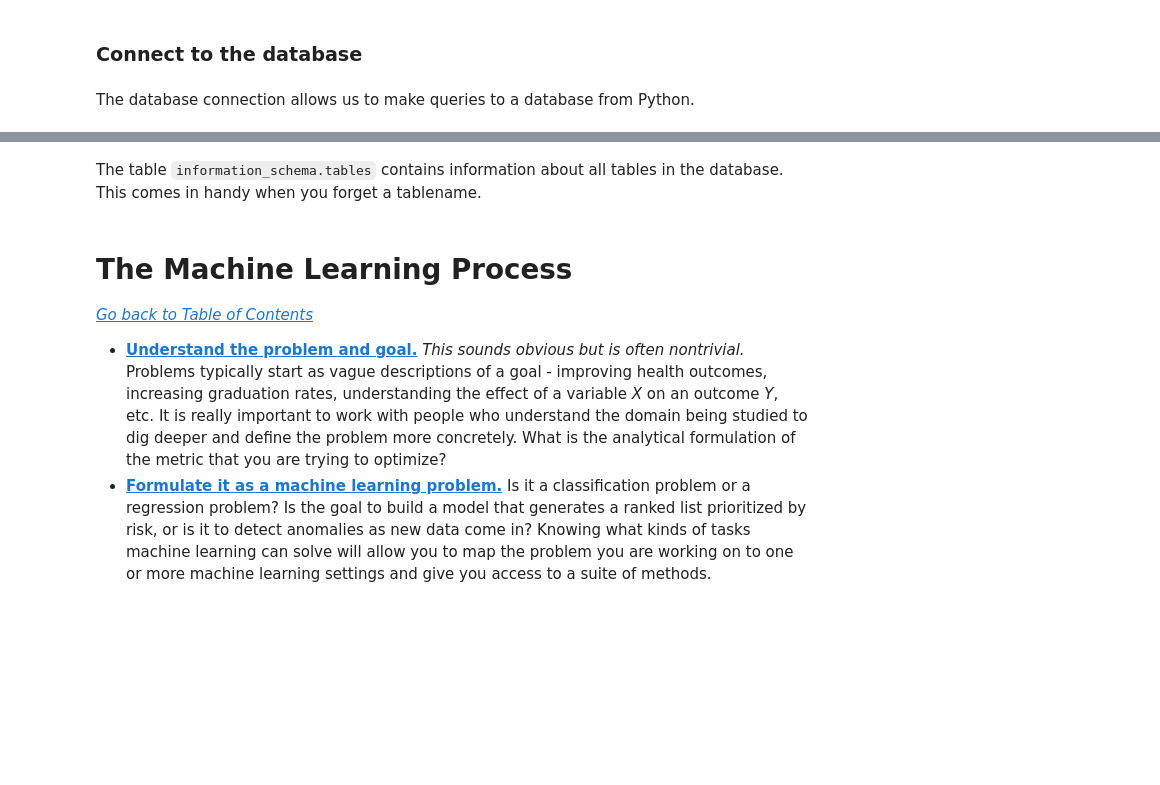
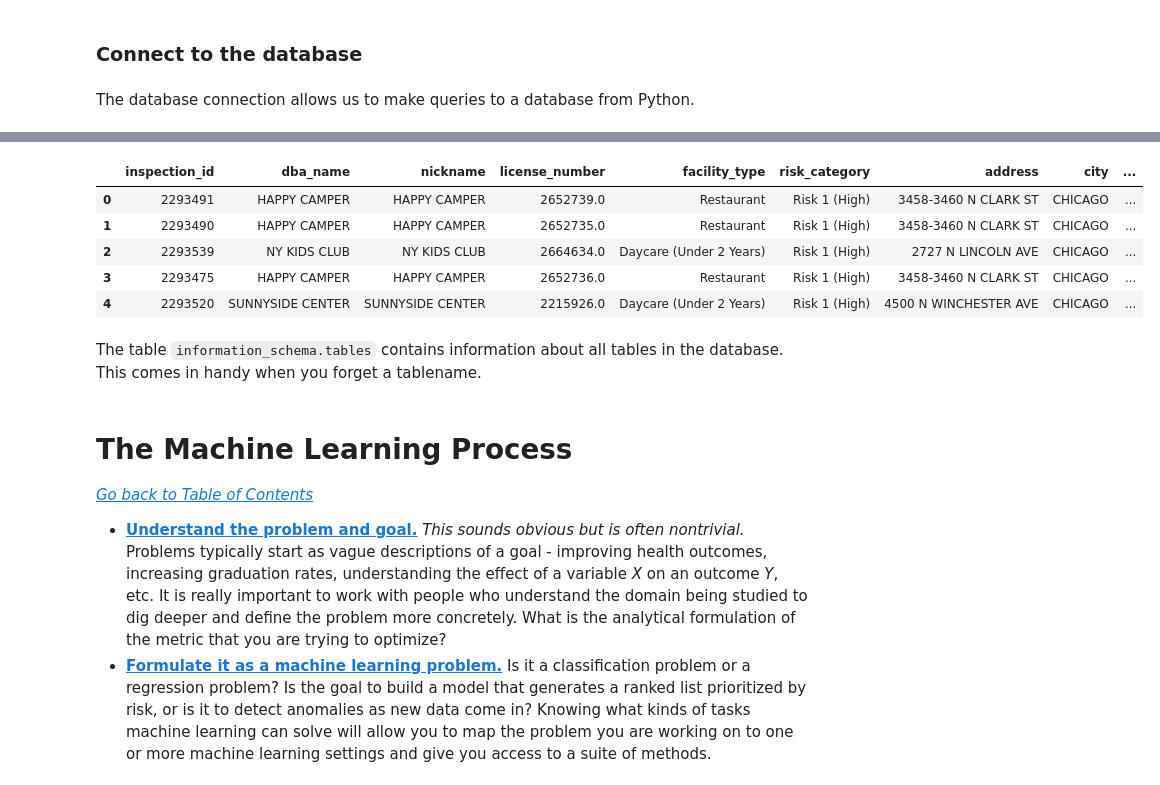
Before and after one commit to dssg/hitchhikers-guide, a Jupyter notebook: sources/curriculum/3_modeling_and_machine_learning/machine-learning/machine_learning_clean.ipynb, the cells around one changed output, grey strips where cells are left out. Cells and saved outputs as stored; diff of their text form; code cells hidden in the pictures; blank space fills up the shorter version.

```diff
--- a/sources/curriculum/3_modeling_and_machine_learning/machine-learning/machine_learning_clean.ipynb
+++ b/sources/curriculum/3_modeling_and_machine_learning/machine-learning/machine_learning_clean.ipynb
@@ -61,3 +132,37 @@ df_tables.head()
+# %%
+def create_prm_inspections(int_inspections: pd.DataFrame):
+
+    prm_inspections = int_inspections[['inspection_id',
+                                       'dba_name',
+                                       'nickname',
+                                       'license_number',
+                                       'facility_type',
+                                       'risk_category',
+                                       'address',
+                                       'city',
+                                       'zip',
+                                       'inspection_date',
+                                       'inspection_type',
+                                       'inspection_result',
+                                       'violations',
+                                       'latitude',
+                                       'longitude',
+                                       'zip_codes',
+                                       'community_areas',
+                                       'census_tracts']]
+    prm_inspections = prm_inspections.loc[prm_inspections.inspection_date.notnull(),:]
+
+    return prm_inspections
+# %%
+prm_inspections = create_prm_inspections(int_inspections)
+prm_inspections.head()
+# %% [output]
+|  | inspection_id | dba_name | nickname | license_number | facility_type | risk_category | address | city | ... |
+| 0 | 2293491 | HAPPY CAMPER | HAPPY CAMPER | 2652739.0 | Restaurant | Risk 1 (High) | 3458-3460 N CLARK ST | CHICAGO | ... |
+| 1 | 2293490 | HAPPY CAMPER | HAPPY CAMPER | 2652735.0 | Restaurant | Risk 1 (High) | 3458-3460 N CLARK ST | CHICAGO | ... |
+| 2 | 2293539 | NY KIDS CLUB | NY KIDS CLUB | 2664634.0 | Daycare (Under 2 Years) | Risk 1 (High) | 2727 N LINCOLN AVE | CHICAGO | ... |
+| 3 | 2293475 | HAPPY CAMPER | HAPPY CAMPER | 2652736.0 | Restaurant | Risk 1 (High) | 3458-3460 N CLARK ST | CHICAGO | ... |
+| 4 | 2293520 | SUNNYSIDE CENTER | SUNNYSIDE CENTER | 2215926.0 | Daycare (Under 2 Years) | Risk 1 (High) | 4500 N WINCHESTER AVE | CHICAGO | ... |
 # %% [markdown]
 The table `information_schema.tables` contains information about all tables in the database. This comes in handy when you forget a tablename.
 # %% [markdown]
```
Also changed, not shown: parts of 68 cells of this notebook.
